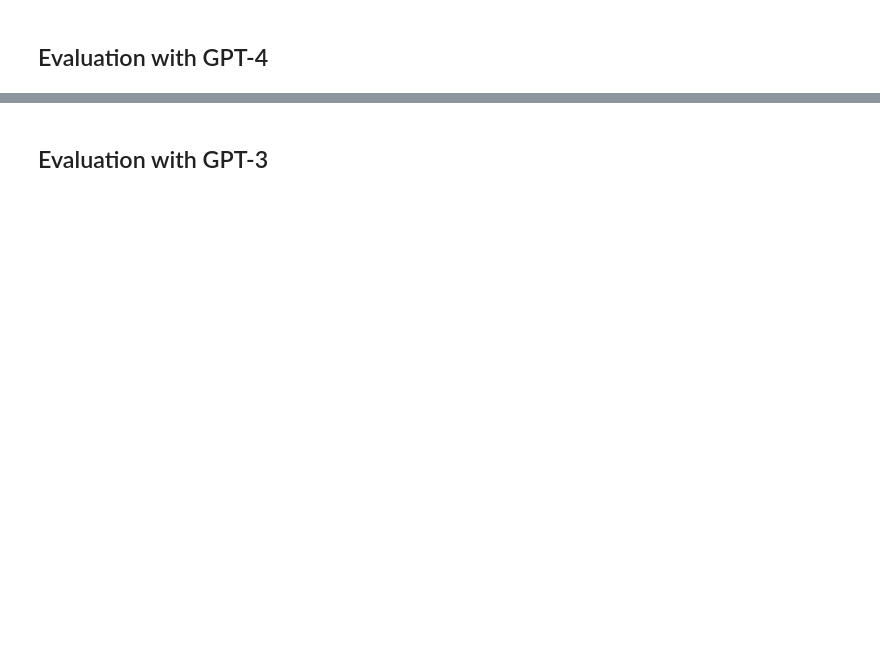
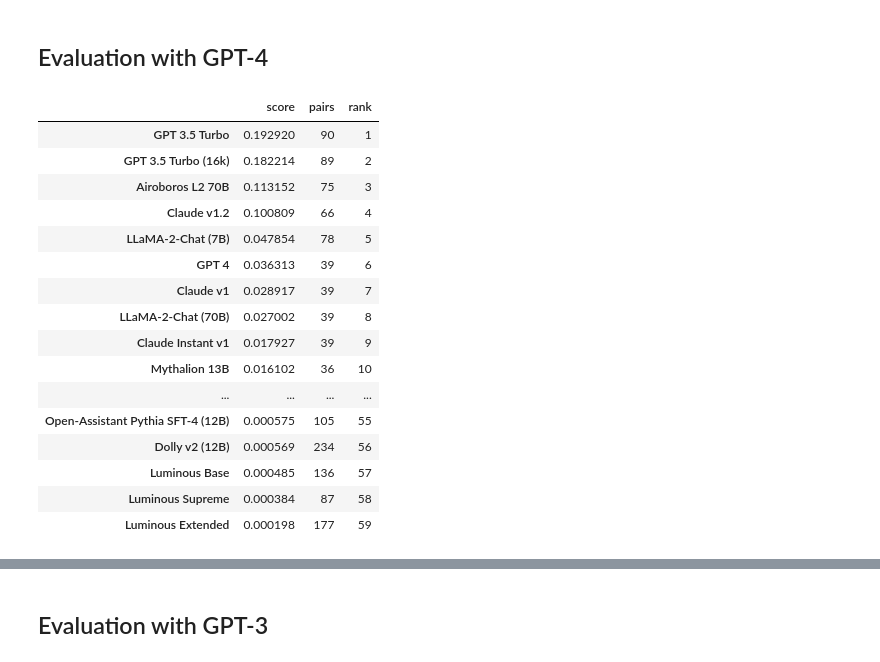
Before and after one commit to dustalov/llmfao, a Jupyter notebook: leaderboard.ipynb, the cells around one changed output, grey strips where cells are left out. Cells and saved outputs as stored; diff of their text form; code cells hidden in the pictures; blank space fills up the shorter version.

```diff
--- a/leaderboard.ipynb
+++ b/leaderboard.ipynb
@@ -57,7 +90,25 @@ pairwise(df_crowd)
 # %% [markdown]
 ## Evaluation with GPT-4
 # %%
-df_gpt4 = pair2rank('gpt4-crowd-comparisons.csv')
+df_gpt4 = aggregate("gpt4-crowd-comparisons.csv")
 df_gpt4
+# %% [output]
+|  | score | pairs | rank |
+| GPT 3.5 Turbo | 0.192920 | 90 | 1 |
+| GPT 3.5 Turbo (16k) | 0.182214 | 89 | 2 |
+| Airoboros L2 70B | 0.113152 | 75 | 3 |
+| Claude v1.2 | 0.100809 | 66 | 4 |
+| LLaMA-2-Chat (7B) | 0.047854 | 78 | 5 |
+| GPT 4 | 0.036313 | 39 | 6 |
+| Claude v1 | 0.028917 | 39 | 7 |
+| LLaMA-2-Chat (70B) | 0.027002 | 39 | 8 |
+| Claude Instant v1 | 0.017927 | 39 | 9 |
+| Mythalion 13B | 0.016102 | 36 | 10 |
+| ... | ... | ... | ... |
+| Open-Assistant Pythia SFT-4 (12B) | 0.000575 | 105 | 55 |
+| Dolly v2 (12B) | 0.000569 | 234 | 56 |
+| Luminous Base | 0.000485 | 136 | 57 |
+| Luminous Supreme | 0.000384 | 87 | 58 |
+| Luminous Extended | 0.000198 | 177 | 59 |
 # %%
 pairwise(df_gpt4)
```
Also changed, not shown: parts of 12 cells of this notebook, 7 other files.
